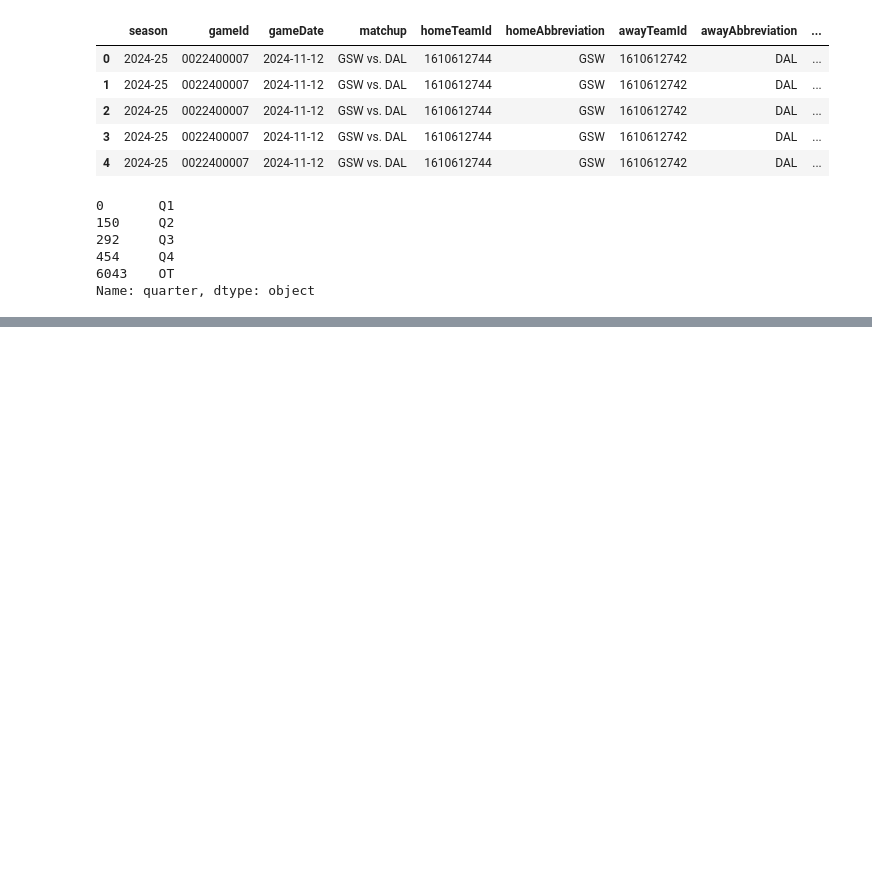
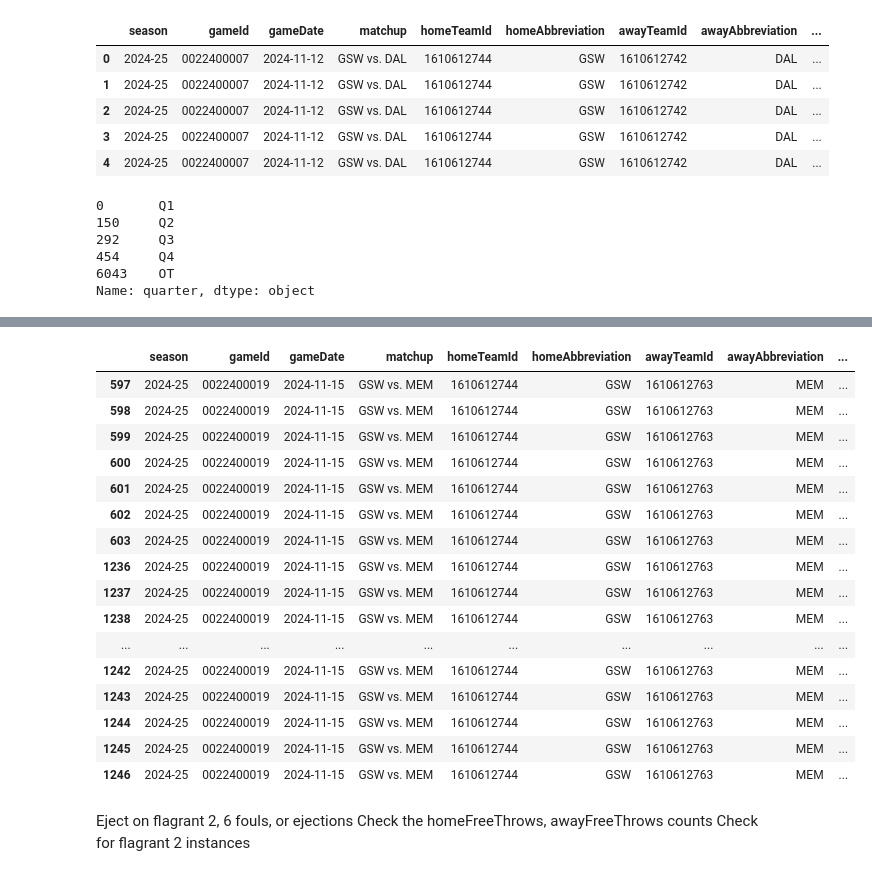
Before and after one commit to mouchatt6/BSA-Basketball-Game-State-Probability-Model, a Jupyter notebook: data/data_test_24_25.ipynb, the cells around one changed output, grey strips where cells are left out. Cells and saved outputs as stored; diff of their text form; code cells hidden in the pictures; blank space fills up the shorter version.

Commit message:
data manipulation updates from meeting
Made-with: Cursor

```diff
--- a/data/data_test_24_25.ipynb
+++ b/data/data_test_24_25.ipynb
@@ -180,8 +180,8 @@ preferredColumns = [
     'homeTeamId', 'homeAbbreviation', 'awayTeamId', 'awayAbbreviation', 'homeWin',
     'description', 'quarter', 'secondsLeft',
     'scoreHome', 'scoreAway', 'scoreDif', 'pointsTotal',
-    'actionTeamSide', 'isHomeAction',
-    'possession', 'possessionTeamSide', 'isHomePossession',
+    'actionTeamSide',
+    'possession',
     'actionType', 'subType', 'personId', 'playerName',
     'shotResult', 'foulPersonalTotal', 'foulTechnicalTotal',
 ]
@@ -267,10 +267,11 @@ Rotowire merge successful
 # Per-team, per-quarter foul counts and bonus indicators
 # ─────────────────────────────────────────────────────────────────────────────
 
-# foul_df: one row per personal foul (technicals excluded — they do not count
-# toward the team-foul limit that triggers the bonus)
+# foul_df: one row per defensive team foul (technicals and offensive fouls
+# excluded — neither counts toward the team-foul limit that triggers the bonus)
 foul_df = gsw_pbp_24_25.loc[
-    (gsw_pbp_24_25['actionType'] == 'foul') & (gsw_pbp_24_25['subType'] != 'technical'),
+    (gsw_pbp_24_25['actionType'] == 'foul') &
+    (~gsw_pbp_24_25['subType'].isin(['technical', 'offensive'])),
     ['gameId', 'personId', 'actionTeamSide', 'playerName', 'quarter', 'secondsLeft', 'foulPersonalTotal']
 ].copy()
 foul_df = foul_df.rename(columns={'actionTeamSide': 'playerHomeAway'})
@@ -293,10 +294,16 @@ away_merged = df_idx.merge(away_foul_events, on=['gameId', 'quarter'], suffixes=
 away_merged = away_merged[away_merged['secondsLeft_foul'] >= away_merged['secondsLeft']]
 gsw_pbp_24_25['awayFouls'] = away_merged.groupby('index').size().reindex(gsw_pbp_24_25.index, fill_value=0)
 
-# homeBonus: away team has 5+ quarter fouls → home team is in the bonus
-# awayBonus: home team has 5+ quarter fouls → away team is in the bonus
-gsw_pbp_24_25['homeBonus'] = (gsw_pbp_24_25['awayFouls'] >= 5).astype(int)
-gsw_pbp_24_25['awayBonus'] = (gsw_pbp_24_25['homeFouls'] >= 5).astype(int)
+# homeBonus: away team has 4+ quarter fouls → home team is in the bonus
+# awayBonus: home team has 4+ quarter fouls → away team is in the bonus
+gsw_pbp_24_25['homeBonus'] = (
+    ((gsw_pbp_24_25['awayFouls'] >= 4) & (gsw_pbp_24_25['quarter'] != 'OT')) |
+    ((gsw_pbp_24_25['quarter'] == 'OT') & (gsw_pbp_24_25['awayFouls'] >= 3))
+).astype(int)
+gsw_pbp_24_25['awayBonus'] = (
+    ((gsw_pbp_24_25['homeFouls'] >= 4) & (gsw_pbp_24_25['quarter'] != 'OT')) |
+    ((gsw_pbp_24_25['quarter'] == 'OT') & (gsw_pbp_24_25['homeFouls'] >= 3))
+).astype(int)
 
 gsw_pbp_24_25[['gameId', 'quarter', 'secondsLeft', 'homeFouls', 'awayFouls', 'homeBonus', 'awayBonus']].head(20)
 # %% [output]
@@ -523,0 +702,42 @@ Name: quarter, dtype: object
+# %%
+# Remove all "delay-of-game" and "game end" instances from the DataFrame
+gsw_pbp_24_25 = gsw_pbp_24_25[(gsw_pbp_24_25['subType'] != 'delay-of-game') & (gsw_pbp_24_25['subType'] != 'end')].reset_index(drop=True)
+# %%
+# Get the indices of all technical fouls
+tech_foul_indices = gsw_pbp_24_25.index[gsw_pbp_24_25['subType'] == 'technical'].tolist()
+
+# For each, get indices for 3 rows before and after (with bounds checks)
+context_indices = set()
+for idx in tech_foul_indices:
+    for offset in range(-3, 4):
+        check_idx = idx + offset
+        if 0 <= check_idx < len(gsw_pbp_24_25):
+            context_indices.add(check_idx)
+
+# Sort indices for display
+context_indices = sorted(context_indices)
+
+# Show the rows
+gsw_pbp_24_25.iloc[context_indices].head(18)
+# %% [output]
+|  | season | gameId | gameDate | matchup | homeTeamId | homeAbbreviation | awayTeamId | awayAbbreviation | ... |
+| 597 | 2024-25 | 0022400019 | 2024-11-15 | GSW vs. MEM | 1610612744 | GSW | 1610612763 | MEM | ... |
+| 598 | 2024-25 | 0022400019 | 2024-11-15 | GSW vs. MEM | 1610612744 | GSW | 1610612763 | MEM | ... |
+| 599 | 2024-25 | 0022400019 | 2024-11-15 | GSW vs. MEM | 1610612744 | GSW | 1610612763 | MEM | ... |
+| 600 | 2024-25 | 0022400019 | 2024-11-15 | GSW vs. MEM | 1610612744 | GSW | 1610612763 | MEM | ... |
+| 601 | 2024-25 | 0022400019 | 2024-11-15 | GSW vs. MEM | 1610612744 | GSW | 1610612763 | MEM | ... |
+| 602 | 2024-25 | 0022400019 | 2024-11-15 | GSW vs. MEM | 1610612744 | GSW | 1610612763 | MEM | ... |
+| 603 | 2024-25 | 0022400019 | 2024-11-15 | GSW vs. MEM | 1610612744 | GSW | 1610612763 | MEM | ... |
+| 1236 | 2024-25 | 0022400019 | 2024-11-15 | GSW vs. MEM | 1610612744 | GSW | 1610612763 | MEM | ... |
+| 1237 | 2024-25 | 0022400019 | 2024-11-15 | GSW vs. MEM | 1610612744 | GSW | 1610612763 | MEM | ... |
+| 1238 | 2024-25 | 0022400019 | 2024-11-15 | GSW vs. MEM | 1610612744 | GSW | 1610612763 | MEM | ... |
+| ... | ... | ... | ... | ... | ... | ... | ... | ... | ... |
+| 1242 | 2024-25 | 0022400019 | 2024-11-15 | GSW vs. MEM | 1610612744 | GSW | 1610612763 | MEM | ... |
+| 1243 | 2024-25 | 0022400019 | 2024-11-15 | GSW vs. MEM | 1610612744 | GSW | 1610612763 | MEM | ... |
+| 1244 | 2024-25 | 0022400019 | 2024-11-15 | GSW vs. MEM | 1610612744 | GSW | 1610612763 | MEM | ... |
+| 1245 | 2024-25 | 0022400019 | 2024-11-15 | GSW vs. MEM | 1610612744 | GSW | 1610612763 | MEM | ... |
+| 1246 | 2024-25 | 0022400019 | 2024-11-15 | GSW vs. MEM | 1610612744 | GSW | 1610612763 | MEM | ... |
+# %% [markdown]
+Eject on flagrant 2, 6 fouls, or ejections
+Check the homeFreeThrows, awayFreeThrows counts
+Check for flagrant 2 instances
```
Also changed, not shown: parts of 4 cells of this notebook.
